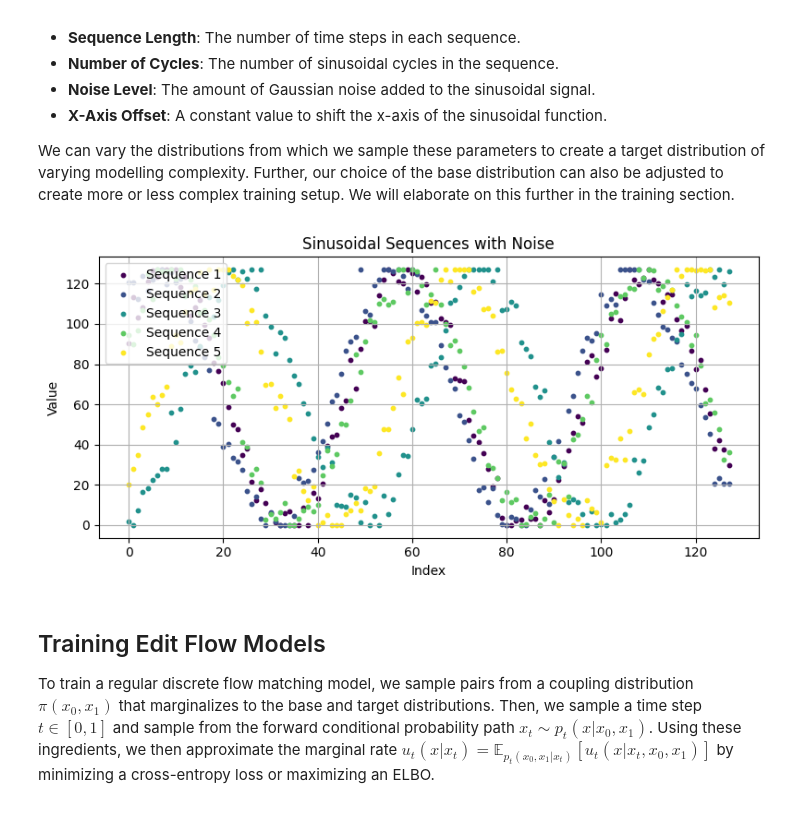
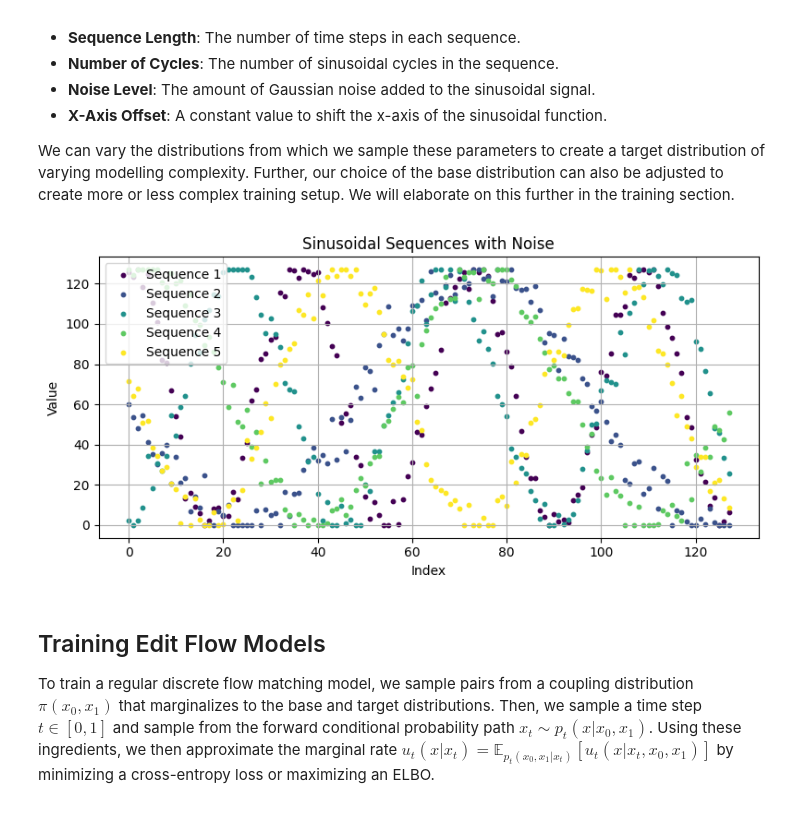
Before and after one commit to haotiansun14/edit-flows-demo, a Jupyter notebook: main.ipynb, the cells around one changed output. Cells and saved outputs as stored; diff of their text form; code cells hidden in the pictures.

```diff
--- a/main.ipynb
+++ b/main.ipynb
@@ -23,8 +23,7 @@ from typing import Callable
 def make_sinusoidal_sequence(
     x_seq_len: int,
     noise: float,
-    num_cycles_fn = lambda: 2.5,
-    # num_cycles_fn: Callable[[], float] = lambda: np.random.uniform(1.5, 3.5),
+    num_cycles_fn: Callable[[], float] = lambda: np.random.uniform(1.5, 3.5),
     x_int_fn: Callable[[], float] = lambda: np.random.uniform(0, 2*np.pi)
 ) -> np.ndarray:
     """
@@ -34,7 +33,7 @@ def make_sinusoidal_sequence(
     x = np.linspace(0, 4*np.pi, x_seq_len)
     num_cycles = num_cycles_fn()
     B = 2 * np.pi * num_cycles / (4 * np.pi)
-    C = x_int_fn()  # Randomly chosen phase shift
+    C = x_int_fn()
     y = 0.5 * np.sin(B * (x - C)) + 0.5
     if noise > 0:
         gaussian_noise = np.random.normal(0, noise, x_seq_len)
@@ -59,16 +58,21 @@ def plot_sequences(xs: np.ndarray, title: str = "Sequences", pad_token: int | No
 # %%
 # Visualize some examples of the generated sinusoidal sequence dataset
 #
 n_samples = 5
 seq_len = 128
 g_noise = 0.05
 vocab_size = 128
+num_cycles_fn = lambda: np.random.uniform(1, 4)
+x_int_fn = lambda: np.random.uniform(0, 2 * np.pi)
 
-ys = [make_sinusoidal_sequence(seq_len, noise=g_noise) for _ in range(n_samples)]
+ys = [
+    make_sinusoidal_sequence(seq_len, noise=g_noise, num_cycles_fn=num_cycles_fn, x_int_fn=x_int_fn)
+    for _ in range(n_samples)
+]
 ys = np.clip(vocab_size * np.array(ys), 0, vocab_size - 1)
 plot_sequences(ys, title="Sinusoidal Sequences with Noise")
 # %% [output]
-[figure, old version]
+[figure, new version]
 # %% [markdown]
 ## Training Edit Flow Models
 
```
Also changed, not shown: parts of 8 cells of this notebook, 5 other files.
